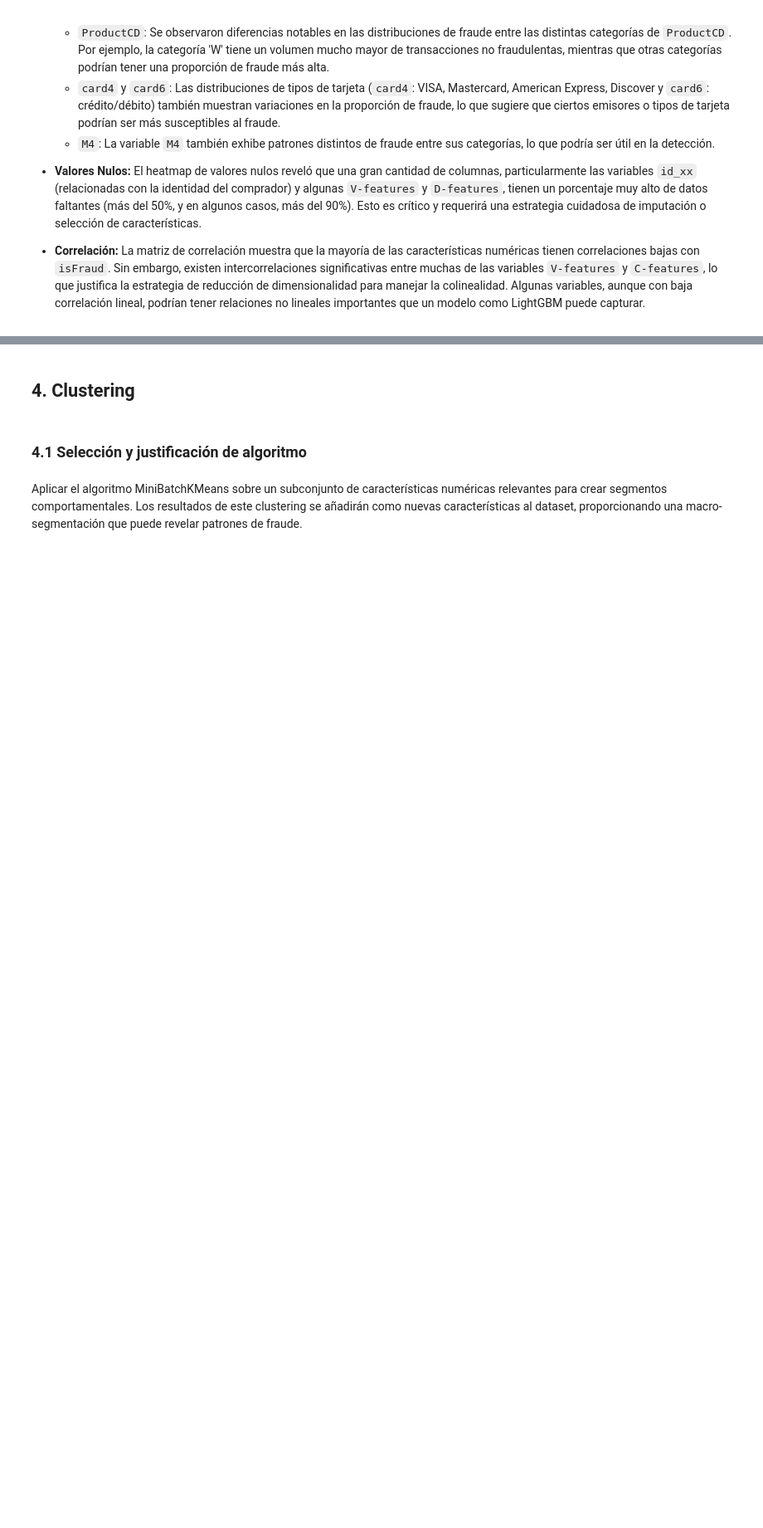
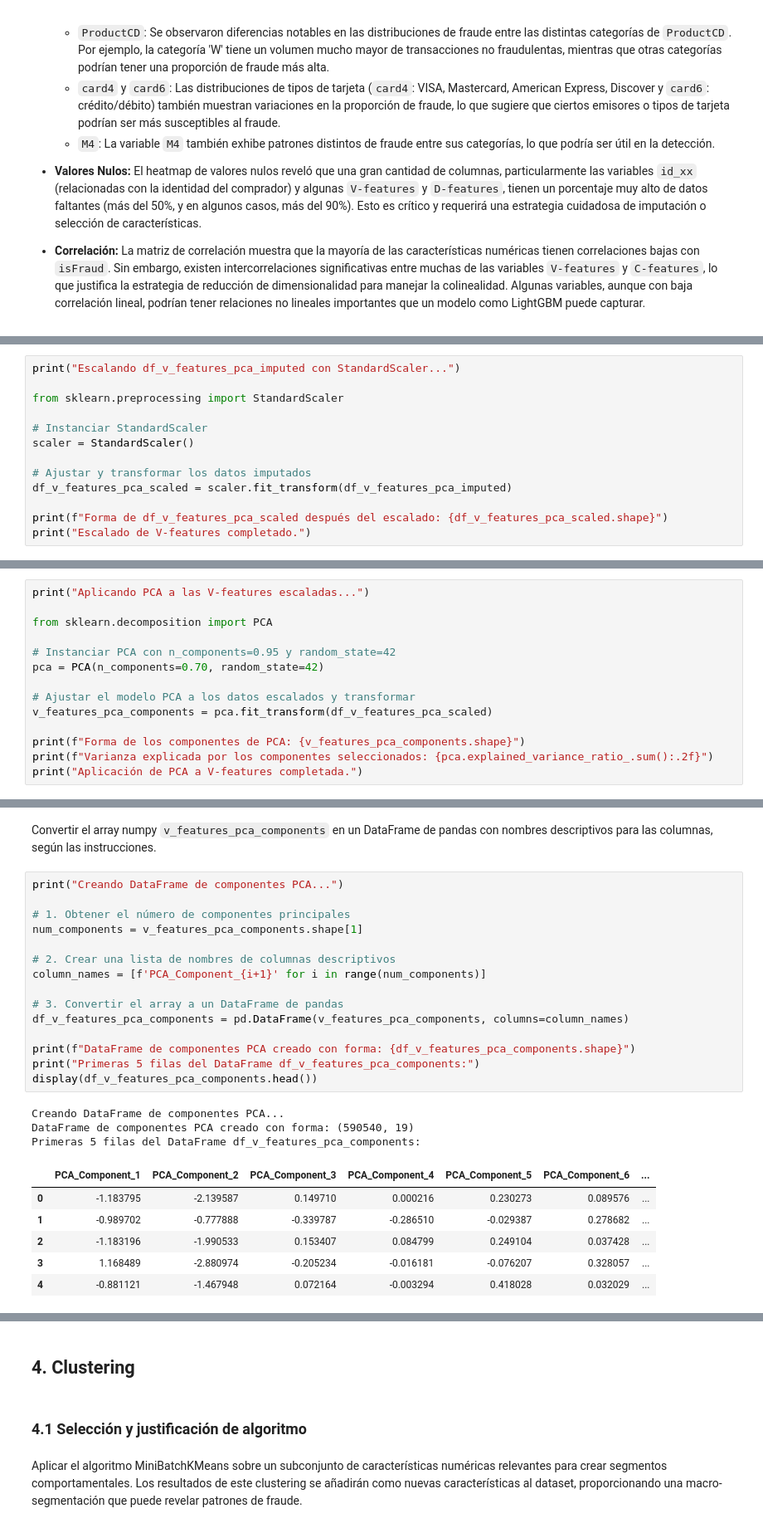
Before and after one commit to josenomberto/UTEC-CDIAV3-MCD8010, a Jupyter notebook: Proyecto02-Grupo1-jc.ipynb, the cells around one changed output, grey strips where cells are left out. Shown at 83% size. Drawn from its saved outputs; the diff is of its cells as text; blank space fills up the shorter version.

```diff
--- a/Proyecto02-Grupo1-jc.ipynb
+++ b/Proyecto02-Grupo1-jc.ipynb
@@ -570,0 +660,13 @@ for col in categorical_features:
+# %%
+print("Escalando df_v_features_pca_imputed con StandardScaler...")
+
+from sklearn.preprocessing import StandardScaler
+
+# Instanciar StandardScaler
+scaler = StandardScaler()
+
+# Ajustar y transformar los datos imputados
+df_v_features_pca_scaled = scaler.fit_transform(df_v_features_pca_imputed)
+
+print(f"Forma de df_v_features_pca_scaled después del escalado: {df_v_features_pca_scaled.shape}")
+print("Escalado de V-features completado.")
@@ -570,0 +679,14 @@ for col in categorical_features:
+# %%
+print("Aplicando PCA a las V-features escaladas...")
+
+from sklearn.decomposition import PCA
+
+# Instanciar PCA con n_components=0.95 y random_state=42
+pca = PCA(n_components=0.70, random_state=42)
+
+# Ajustar el modelo PCA a los datos escalados y transformar
+v_features_pca_components = pca.fit_transform(df_v_features_pca_scaled)
+
+print(f"Forma de los componentes de PCA: {v_features_pca_components.shape}")
+print(f"Varianza explicada por los componentes seleccionados: {pca.explained_variance_ratio_.sum():.2f}")
+print("Aplicación de PCA a V-features completada.")
@@ -570,0 +702,27 @@ for col in categorical_features:
+# %% [markdown]
+Convertir el array numpy `v_features_pca_components` en un DataFrame de pandas con nombres descriptivos para las columnas, según las instrucciones.
+# %%
+print("Creando DataFrame de componentes PCA...")
+
+# 1. Obtener el número de componentes principales
+num_components = v_features_pca_components.shape[1]
+
+# 2. Crear una lista de nombres de columnas descriptivos
+column_names = [f'PCA_Component_{i+1}' for i in range(num_components)]
+
+# 3. Convertir el array a un DataFrame de pandas
+df_v_features_pca_components = pd.DataFrame(v_features_pca_components, columns=column_names)
+
+print(f"DataFrame de componentes PCA creado con forma: {df_v_features_pca_components.shape}")
+print("Primeras 5 filas del DataFrame df_v_features_pca_components:")
+display(df_v_features_pca_components.head())
+# %% [output]
+Creando DataFrame de componentes PCA...
+DataFrame de componentes PCA creado con forma: (590540, 19)
+Primeras 5 filas del DataFrame df_v_features_pca_components:
+|  | PCA_Component_1 | PCA_Component_2 | PCA_Component_3 | PCA_Component_4 | PCA_Component_5 | PCA_Component_6 | ... |
+| 0 | -1.183795 | -2.139587 | 0.149710 | 0.000216 | 0.230273 | 0.089576 | ... |
+| 1 | -0.989702 | -0.777888 | -0.339787 | -0.286510 | -0.029387 | 0.278682 | ... |
+| 2 | -1.183196 | -1.990533 | 0.153407 | 0.084799 | 0.249104 | 0.037428 | ... |
+| 3 | 1.168489 | -2.880974 | -0.205234 | -0.016181 | -0.076207 | 0.328057 | ... |
+| 4 | -0.881121 | -1.467948 | 0.072164 | -0.003294 | 0.418028 | 0.032029 | ... |
```
Also changed, not shown: parts of 35 cells of this notebook.
